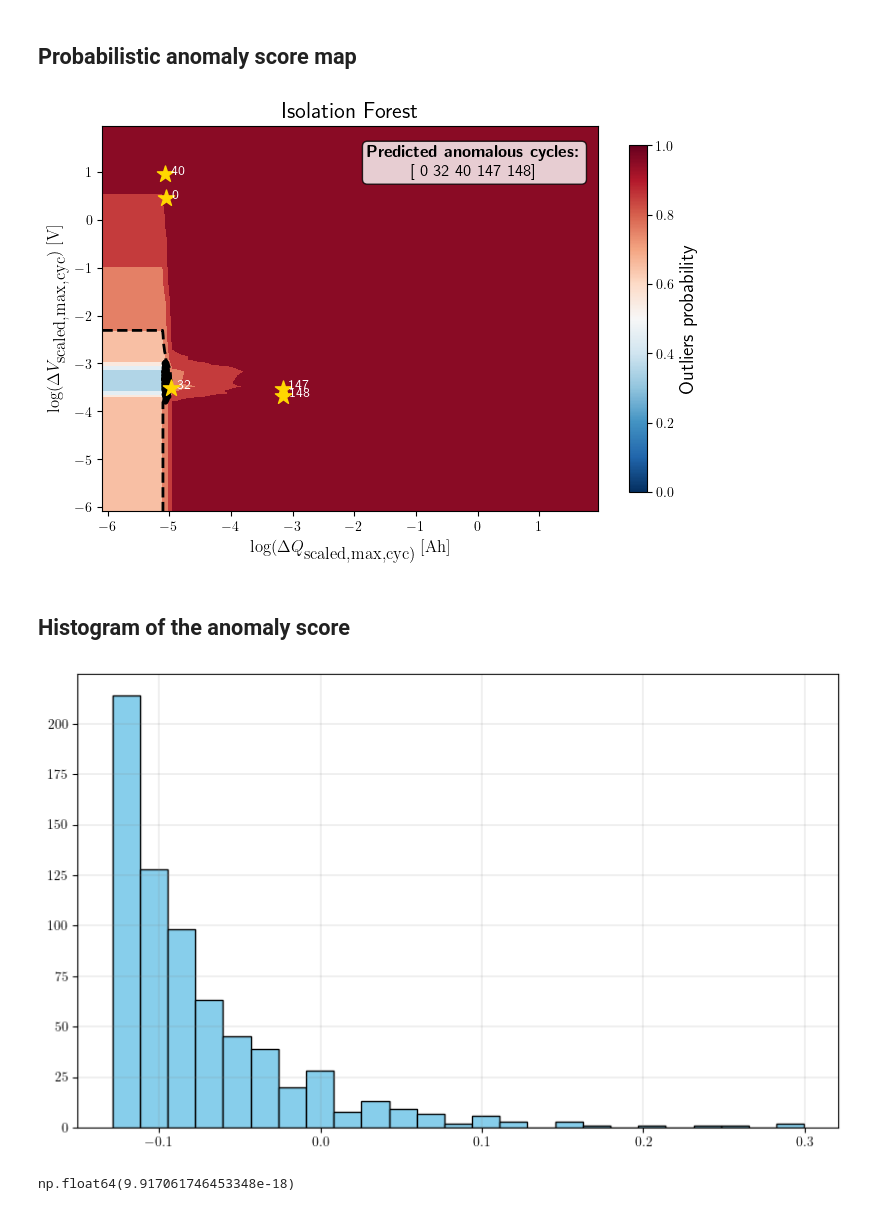
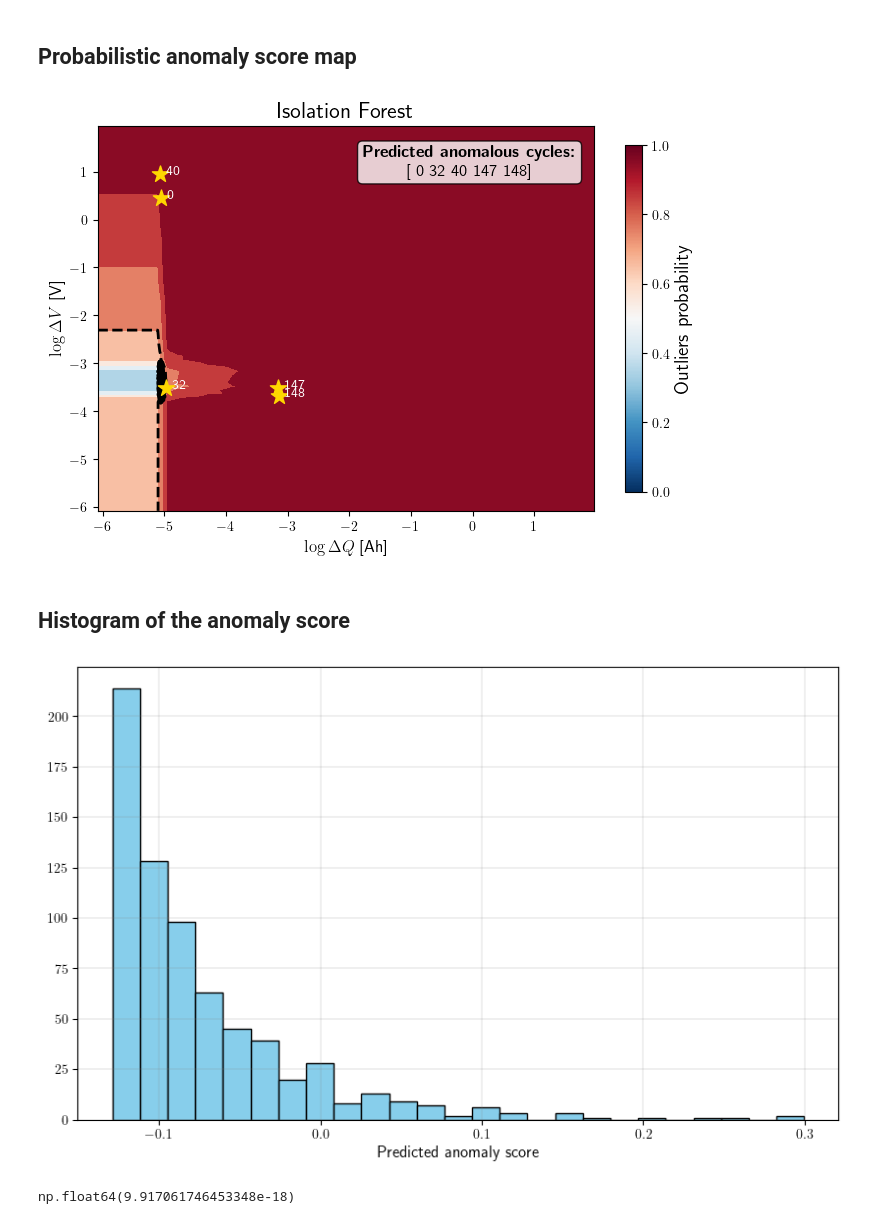
Before and after one commit to meichinpang/osbad, a Jupyter notebook: machine_learning/baseline_models/severson_data_source/ml_01_iforest_baseline_severson.ipynb, the cells around one changed output. Cells and saved outputs as stored; diff of their text form; code cells hidden in the pictures.

```diff
--- a/machine_learning/baseline_models/severson_data_source/ml_01_iforest_baseline_severson.ipynb
+++ b/machine_learning/baseline_models/severson_data_source/ml_01_iforest_baseline_severson.ipynb
@@ -15,9 +15,8 @@ import matplotlib as mpl
 import matplotlib.pyplot as plt
 import numpy as np
 import optuna
-from matplotlib import rcParams
 
-rcParams["text.usetex"] = True
+plt.rcParams['mathtext.fontset'] = 'dejavusans'
 
 # Custom osbad library for anomaly detection
 import osbad.config as bconf
@@ -700,10 +710,10 @@ axplot = runner.predict_anomaly_score_map(
 )
 
 axplot.set_xlabel(
-    r"$\log(\Delta Q_\textrm{scaled,max,cyc)}\;\textrm{[Ah]}$",
+    r"$\log\Delta Q$ [Ah]",
     fontsize=12)
 axplot.set_ylabel(
-    r"$\log(\Delta V_\textrm{scaled,max,cyc})\;\textrm{[V]}$",
+    r"$\log\Delta V$ [V]",
     fontsize=12)
 
 output_fig_filename = (
@@ -722,32 +732,33 @@ plt.savefig(
 
 plt.show()
 # %% [output]
-[figure, old version]
+[figure, new version]
 # %% [markdown]
 ## Histogram of the anomaly score
 # %%
-mpl.rcParams.update(mpl.rcParamsDefault)
-rcParams["text.usetex"] = True
-
 outlier_score = model.decision_function(Xdata)
 
 fig, ax = plt.subplots(figsize=(10,6))
 
 ax.hist(
     outlier_score,
     color="skyblue",
     edgecolor="black",
     bins=25)
 
+ax.set_xlabel(
+    "Predicted anomaly score",
+    fontsize=12)
+
 ax.grid(
     color="grey",
     linestyle="-",
     linewidth=0.25,
     alpha=0.7)
 
 plt.show()
 # %% [output]
-[figure, old version]
+[figure, new version]
 # %%
 # threshold without hyperparameter tuning
 model.threshold_
```
Also changed, not shown: parts of 9 cells of this notebook.
